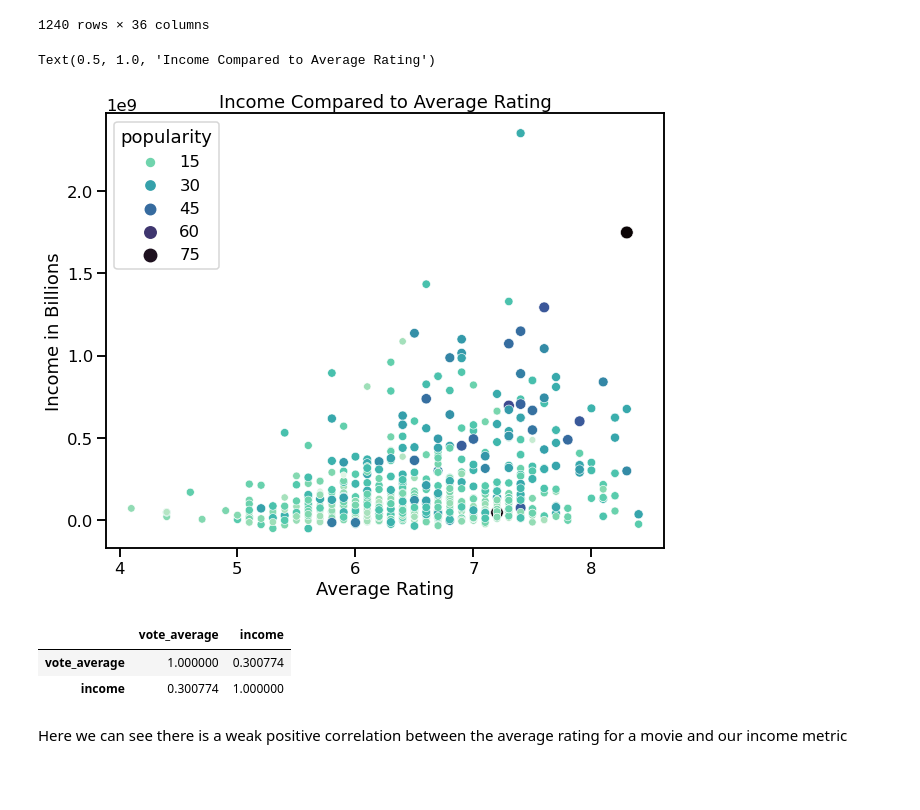
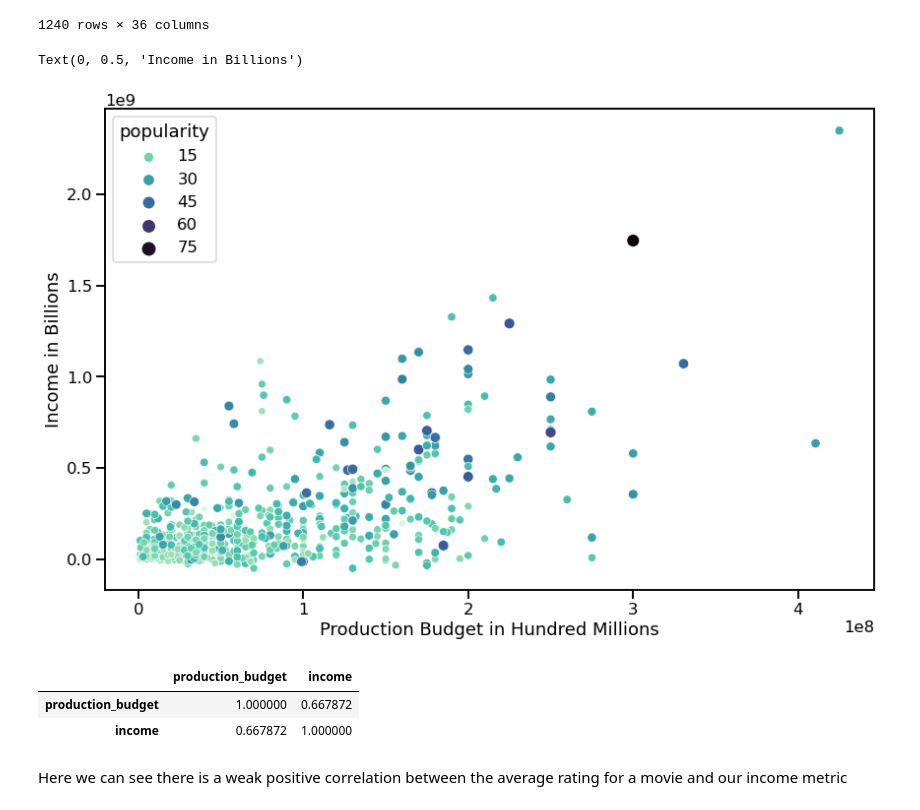
Before and after one commit to Jhuue/Flatiron-Capstone1, a Jupyter notebook: Exploratory Notebooks/Shane.ipynb, the cells around one changed output. Saved outputs shown, nothing was run; the diff lists cells and outputs as text; code cells hidden in the pictures; blank space fills up the shorter version.

```diff
--- a/Exploratory Notebooks/Shane.ipynb
+++ b/Exploratory Notebooks/Shane.ipynb
@@ -280,28 +284,28 @@ tmdb_with_budgets.sort_values('income', ascending=False)
 | 218 | ['12', '16', '10751'] | 50321 | en | Mars Needs Moms | 8.852 | 2011-03-11 | Mars Needs Moms | ... |
 1240 rows × 36 columns
 # %%
-fig, ax = plt.subplots(figsize = (10, 8))
+fig, ax = plt.subplots(figsize = (14, 9))
 
 sns.scatterplot(data=tmdb_with_budgets.query('vote_count > 1000'),
-                x='vote_average',
+                x='production_budget',
                 y='income',
                 size='popularity',
                 hue='popularity',
                 ax=ax,
                 palette='mako_r');
 
-ax.set_xlabel("Average Rating")
+ax.set_xlabel("Production Budget in Hundred Millions")
 ax.set_ylabel("Income in Billions")
-ax.set_title('Income Compared to Average Rating')
+# ax.set_title('Income Compared to Average Rating')
 # %% [output]
-Text(0.5, 1.0, 'Income Compared to Average Rating')
+Text(0, 0.5, 'Income in Billions')
-[figure, old version]
+[figure, new version]
 # %%
-tmdb_with_budgets[['vote_average', 'income']].corr()
+tmdb_with_budgets[['production_budget', 'income']].corr()
 # %% [output]
-|  | vote_average | income |
-| vote_average | 1.000000 | 0.300774 |
-| income | 0.300774 | 1.000000 |
+|  | production_budget | income |
+| production_budget | 1.000000 | 0.667872 |
+| income | 0.667872 | 1.000000 |
 # %% [markdown]
 Here we can see there is a weak positive correlation between the average rating for a movie and our income metric
 # %%
```
Also changed, not shown: parts of 3 cells of this notebook.
